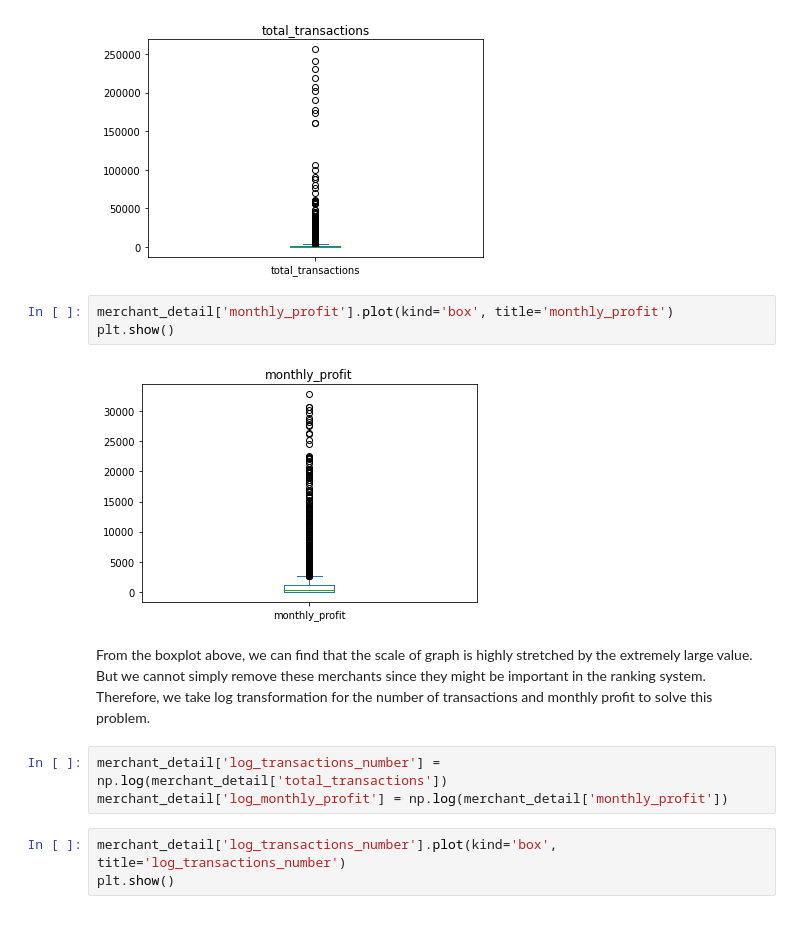
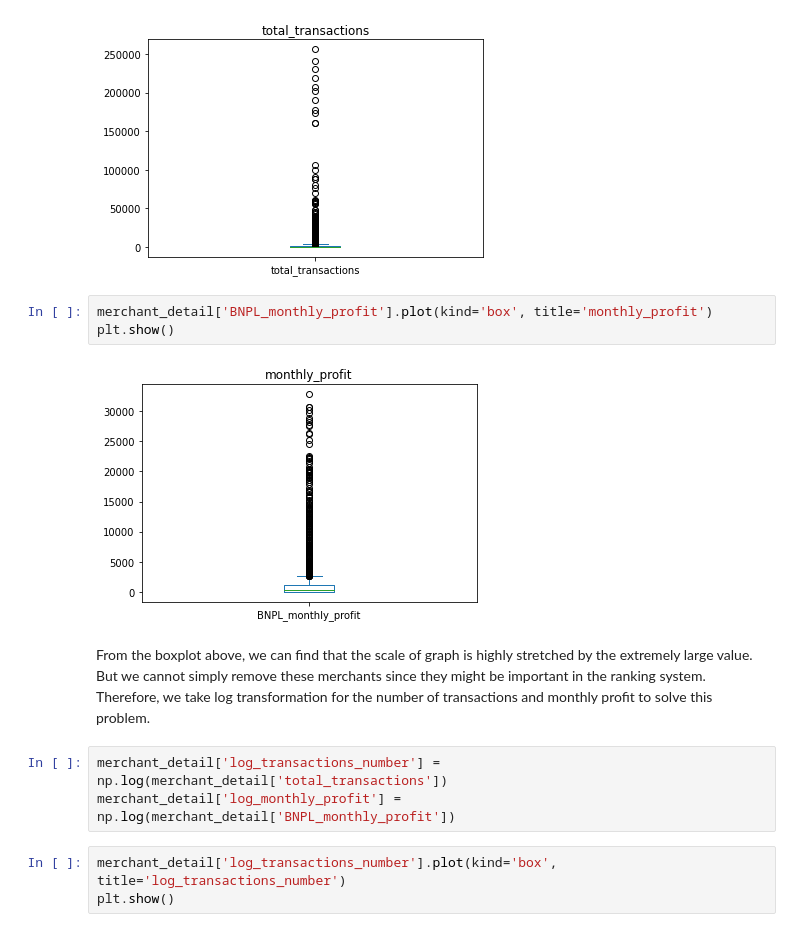
Before and after one commit to MAST30034-Applied-Data-Science/generic-buy-now-pay-later-project-group-33, a Jupyter notebook: notebooks/4.Missing value and outliers.ipynb, the cells around one changed output. Saved outputs shown, nothing was run; the diff lists cells and outputs as text.

```diff
--- a/notebooks/4.Missing value and outliers.ipynb
+++ b/notebooks/4.Missing value and outliers.ipynb
@@ -120,15 +115,15 @@ plt.show()
 # %% [output]
 [figure]
 # %%
-merchant_detail['monthly_profit'].plot(kind='box', title='monthly_profit')
+merchant_detail['BNPL_monthly_profit'].plot(kind='box', title='monthly_profit')
 plt.show()
 # %% [output]
-[figure, old version]
+[figure, new version]
 # %% [markdown]
 From the boxplot above, we can find that the scale of graph is highly stretched by the extremely large value. But we cannot simply remove these merchants since they might be important in the ranking system. Therefore, we take log transformation for the number of transactions and monthly profit to solve this problem.
 # %%
 merchant_detail['log_transactions_number'] = np.log(merchant_detail['total_transactions'])
-merchant_detail['log_monthly_profit'] = np.log(merchant_detail['monthly_profit'])
+merchant_detail['log_monthly_profit'] = np.log(merchant_detail['BNPL_monthly_profit'])
 # %%
 merchant_detail['log_transactions_number'].plot(kind='box', title='log_transactions_number')
 plt.show()
```
Also changed, not shown: parts of 3 cells of this notebook, 8 other files.
